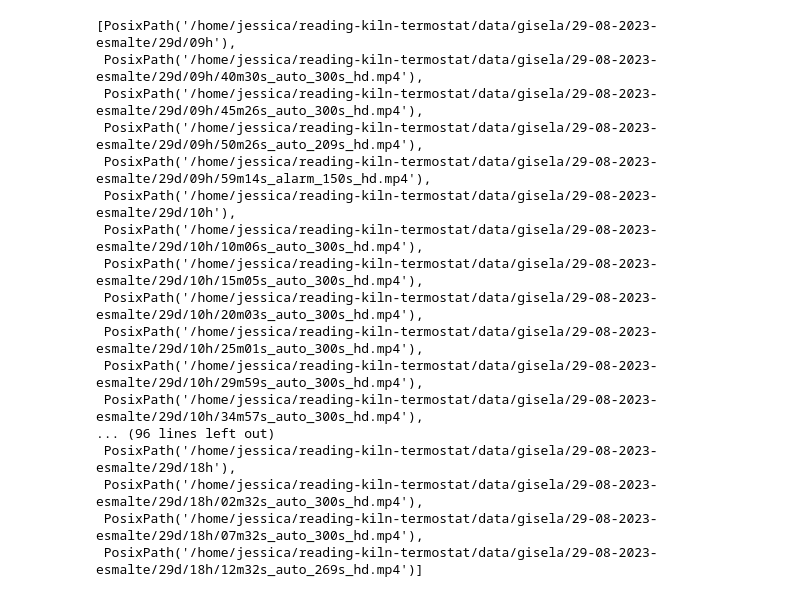
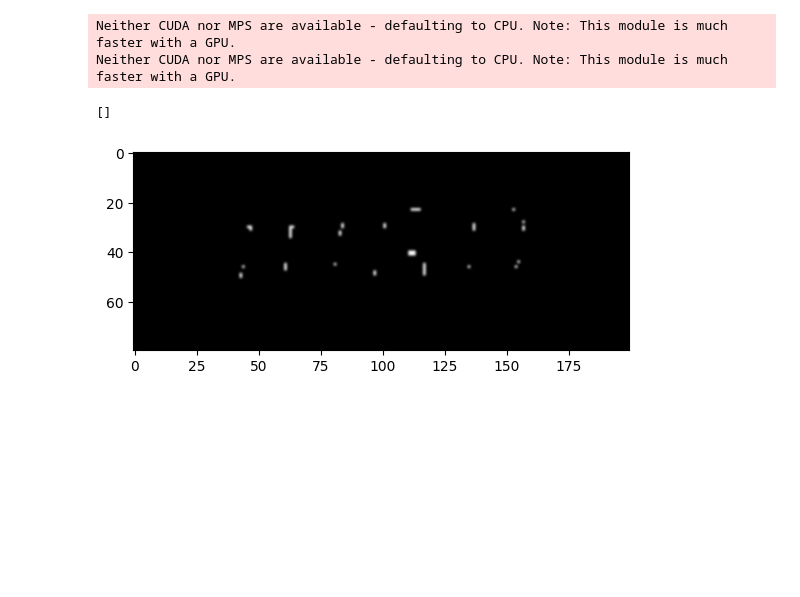
Before and after one commit to Jliporace/reading-kiln-termostat, a Jupyter notebook: notebooks/Untitled.ipynb, the cells around one changed output. Drawn from its saved outputs; the diff is of its cells as text; code cells hidden in the pictures; blank space fills up the shorter version.

```diff
--- a/notebooks/Untitled.ipynb
+++ b/notebooks/Untitled.ipynb
@@ -14 +3,41 @@ reader.read_video('/home/jessica/reading-kiln-termostat/data/gisela/29-08-2023-e
+# %%
+import easyocr
+import sys
+reader = easyocr.Reader(['en'])
+sys.path.append('/home/jessica/reading-kiln-termostat/src')
+from pathlib import Path
+
+import cv2
+import os
+import pathlib
+import matplotlib.pyplot as plt
+import numpy as np
+import InputReader
+import PreProcesser
+import CurveCreator
+
+input_reader = InputReader.InputReader()
+prep = PreProcesser.PreProcesser()
+# %% [output]
+Neither CUDA nor MPS are available - defaulting to CPU. Note: This module is much faster with a GPU.
+Neither CUDA nor MPS are available - defaulting to CPU. Note: This module is much faster with a GPU.
+# %%
+#Define the lower and upper bounds for the white color
+# Since white is (255, 255, 255) in BGR, use a range close to it
+# image = '/home/jessica/reading-kiln-termostat/data/processed_recordings/04-09-2023-esmalte/prediction_frames/2023-09-04_17:01:59_1078.png'
+img = cv2.imread(test)
+img = cv2.cvtColor(img, cv2.COLOR_BGR2GRAY)
+_, threshold_image = cv2.threshold(img, 235, 255, cv2.THRESH_BINARY)
+# scale_factor = 3
+# new_width = int(img.shape[1] * scale_factor)
+# new_height = int(img.shape[0] * scale_factor)
+plt.imshow(threshold_image, cmap = 'gray', interpolation = 'bicubic')
+upscaled_image = cv2.resize(threshold_image, (new_width, new_height), interpolation=cv2.INTER_CUBIC)
+# crop = img[545:635, 770:1020]
+# plt.imshow(crop, cmap = 'gray', interpolation = 'bicubic')
+ocr = reader.readtext(threshold_image, allowlist='0123456789', paragraph = True)
+ocr
+# %% [output]
+[]
+[figure, added]
 # %%
@@ -16,21 +44,0 @@ video_path = '/home/jessica/reading-kiln-termostat/data/gisela/29-08-2023-esmalt
-# %%
-p = sorted(pathlib.Path(video_path).glob('**/*'))
-p
-# %% [output]
-[PosixPath('/home/jessica/reading-kiln-termostat/data/gisela/29-08-2023-esmalte/29d/09h'),
- PosixPath('/home/jessica/reading-kiln-termostat/data/gisela/29-08-2023-esmalte/29d/09h/40m30s_auto_300s_hd.mp4'),
- PosixPath('/home/jessica/reading-kiln-termostat/data/gisela/29-08-2023-esmalte/29d/09h/45m26s_auto_300s_hd.mp4'),
- PosixPath('/home/jessica/reading-kiln-termostat/data/gisela/29-08-2023-esmalte/29d/09h/50m26s_auto_209s_hd.mp4'),
- PosixPath('/home/jessica/reading-kiln-termostat/data/gisela/29-08-2023-esmalte/29d/09h/59m14s_alarm_150s_hd.mp4'),
- PosixPath('/home/jessica/reading-kiln-termostat/data/gisela/29-08-2023-esmalte/29d/10h'),
- PosixPath('/home/jessica/reading-kiln-termostat/data/gisela/29-08-2023-esmalte/29d/10h/10m06s_auto_300s_hd.mp4'),
- PosixPath('/home/jessica/reading-kiln-termostat/data/gisela/29-08-2023-esmalte/29d/10h/15m05s_auto_300s_hd.mp4'),
- PosixPath('/home/jessica/reading-kiln-termostat/data/gisela/29-08-2023-esmalte/29d/10h/20m03s_auto_300s_hd.mp4'),
- PosixPath('/home/jessica/reading-kiln-termostat/data/gisela/29-08-2023-esmalte/29d/10h/25m01s_auto_300s_hd.mp4'),
- PosixPath('/home/jessica/reading-kiln-termostat/data/gisela/29-08-2023-esmalte/29d/10h/29m59s_auto_300s_hd.mp4'),
- PosixPath('/home/jessica/reading-kiln-termostat/data/gisela/29-08-2023-esmalte/29d/10h/34m57s_auto_300s_hd.mp4'),
-... (96 lines left out)
- PosixPath('/home/jessica/reading-kiln-termostat/data/gisela/29-08-2023-esmalte/29d/18h'),
- PosixPath('/home/jessica/reading-kiln-termostat/data/gisela/29-08-2023-esmalte/29d/18h/02m32s_auto_300s_hd.mp4'),
- PosixPath('/home/jessica/reading-kiln-termostat/data/gisela/29-08-2023-esmalte/29d/18h/07m32s_auto_300s_hd.mp4'),
- PosixPath('/home/jessica/reading-kiln-termostat/data/gisela/29-08-2023-esmalte/29d/18h/12m32s_auto_269s_hd.mp4')]
```
Also changed, not shown: parts of 20 cells of this notebook, 3 other files.
